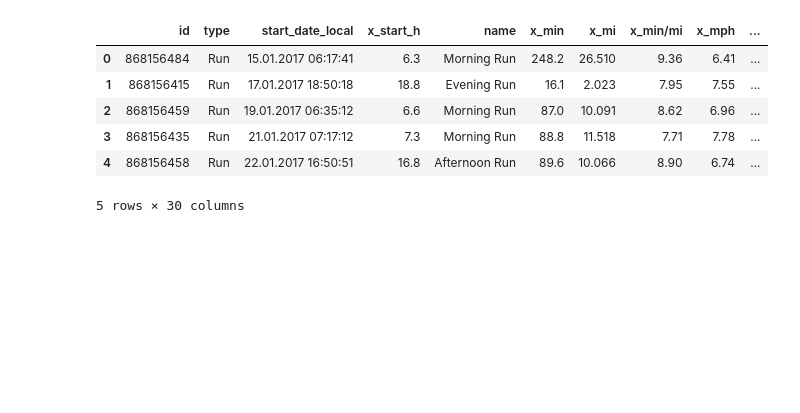
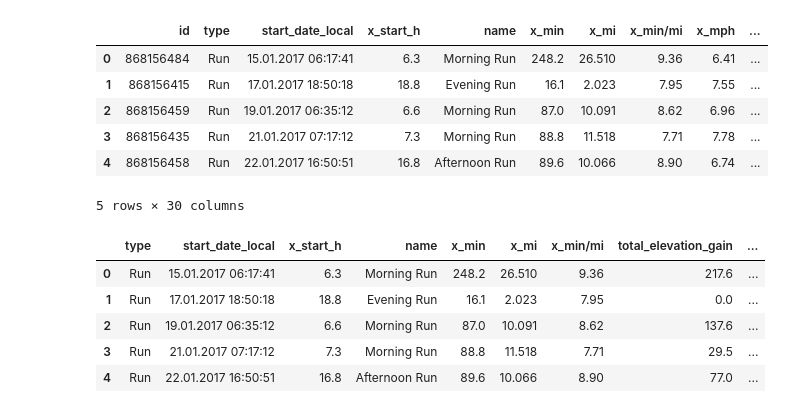
Before and after one commit to jmbruner37/fitness_tracking, a Jupyter notebook: ac_activities_torben_107.ipynb, the cells around one changed output. Saved outputs shown, nothing was run; the diff lists cells and outputs as text; code cells hidden in the pictures; blank space fills up the shorter version.

```diff
--- a/ac_activities_torben_107.ipynb
+++ b/ac_activities_torben_107.ipynb
@@ -19,0 +22,10 @@ activities_csv.head()
+# %%
+activities = activities_csv[["type", "start_date_local", "x_start_h", "name", "x_min", "x_mi", "x_min/mi", "total_elevation_gain", "average_cadence", "elev_low", "elev_high", "athlete_count", "distance", "elapsed_time"]].copy()
+activities.head()
+# %% [output]
+|  | type | start_date_local | x_start_h | name | x_min | x_mi | x_min/mi | total_elevation_gain | ... |
+| 0 | Run | 15.01.2017 06:17:41 | 6.3 | Morning Run | 248.2 | 26.510 | 9.36 | 217.6 | ... |
+| 1 | Run | 17.01.2017 18:50:18 | 18.8 | Evening Run | 16.1 | 2.023 | 7.95 | 0.0 | ... |
+| 2 | Run | 19.01.2017 06:35:12 | 6.6 | Morning Run | 87.0 | 10.091 | 8.62 | 137.6 | ... |
+| 3 | Run | 21.01.2017 07:17:12 | 7.3 | Morning Run | 88.8 | 11.518 | 7.71 | 29.5 | ... |
+| 4 | Run | 22.01.2017 16:50:51 | 16.8 | Afternoon Run | 89.6 | 10.066 | 8.90 | 77.0 | ... |
```
Also changed, not shown: parts of 18 cells of this notebook.
